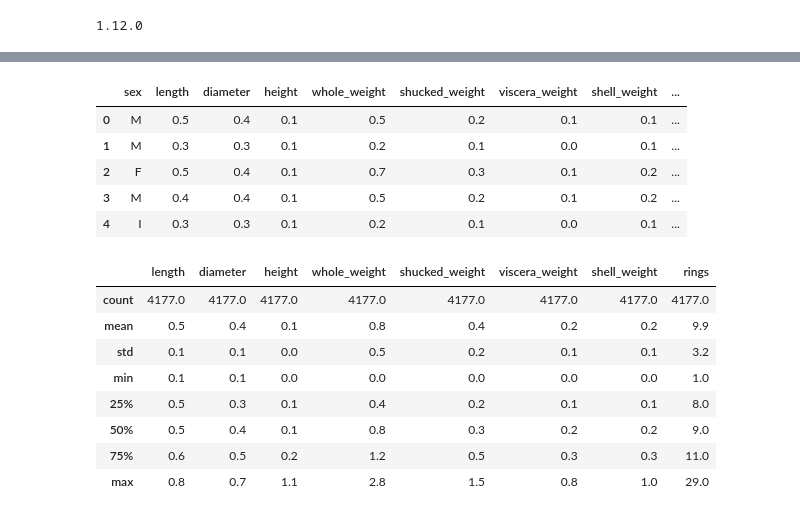
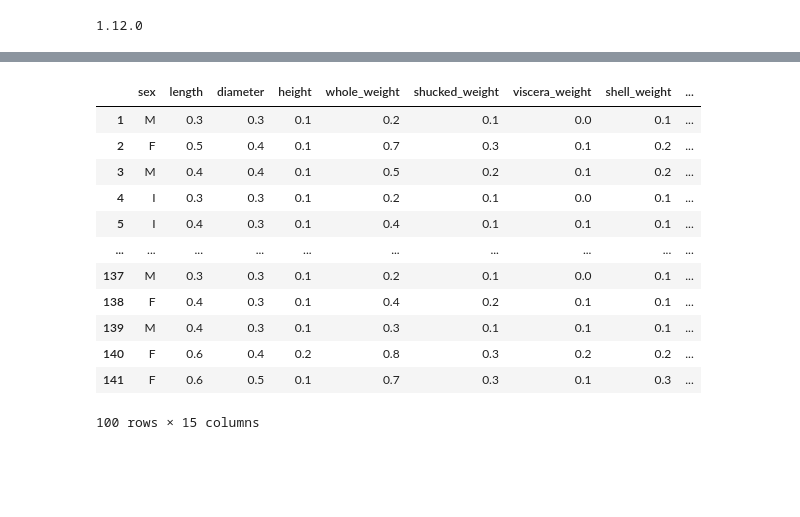
Before and after one commit to borzoj/ml-experiments, a Jupyter notebook: abalones/abalones_dnn_regressor.ipynb, the cells around one changed output, grey strips where cells are left out. Saved outputs shown, nothing was run; the diff lists cells and outputs as text; code cells hidden in the pictures; blank space fills up the shorter version.

```diff
--- a/abalones/abalones_dnn_regressor.ipynb
+++ b/abalones/abalones_dnn_regressor.ipynb
@@ -22,28 +26,34 @@ load and examine the data
 # %%
 df = pd.read_csv(
     "https://archive.ics.uci.edu/ml/machine-learning-databases/abalone/abalone.data",
     sep=",",
     index_col=False,
     names = ["sex", "length", "diameter", "height", "whole_weight", "shucked_weight", "viscera_weight", "shell_weight", "rings"]
 )
+normal_height  = df.height <= 0.4
+young = df.rings <= 11
+old = df.rings > 11
+df = df[normal_height & young]
 df.rings = df.rings.astype(float)
-df.head()
+df["volume"] = 1000*df["length"]*df["diameter"]*df["diameter"]
+df["whole_weight_sq"] = np.sqrt(df["whole_weight"])
+df["shell_weight_sq"] = np.sqrt(df["shell_weight"])
+df["shucked_weight_sq"] = np.sqrt(df["shucked_weight"])
+df["viscera_weight_sq"] = np.sqrt(df["viscera_weight"])
+df["sex_color"] = df.apply(lambda row:ord(row["sex"]), axis=1)
+sexes = df.sex.unique()
+df.head(100)
 # %% [output]
 |  | sex | length | diameter | height | whole_weight | shucked_weight | viscera_weight | shell_weight | ... |
-| 0 | M | 0.5 | 0.4 | 0.1 | 0.5 | 0.2 | 0.1 | 0.1 | ... |
 | 1 | M | 0.3 | 0.3 | 0.1 | 0.2 | 0.1 | 0.0 | 0.1 | ... |
 | 2 | F | 0.5 | 0.4 | 0.1 | 0.7 | 0.3 | 0.1 | 0.2 | ... |
 | 3 | M | 0.4 | 0.4 | 0.1 | 0.5 | 0.2 | 0.1 | 0.2 | ... |
 | 4 | I | 0.3 | 0.3 | 0.1 | 0.2 | 0.1 | 0.0 | 0.1 | ... |
+| 5 | I | 0.4 | 0.3 | 0.1 | 0.4 | 0.1 | 0.1 | 0.1 | ... |
+| ... | ... | ... | ... | ... | ... | ... | ... | ... | ... |
+| 137 | M | 0.3 | 0.3 | 0.1 | 0.2 | 0.1 | 0.0 | 0.1 | ... |
+| 138 | F | 0.4 | 0.3 | 0.1 | 0.4 | 0.2 | 0.1 | 0.1 | ... |
+| 139 | M | 0.4 | 0.3 | 0.1 | 0.3 | 0.1 | 0.1 | 0.1 | ... |
+| 140 | F | 0.6 | 0.4 | 0.2 | 0.8 | 0.3 | 0.2 | 0.2 | ... |
+| 141 | F | 0.6 | 0.5 | 0.1 | 0.7 | 0.3 | 0.1 | 0.3 | ... |
+100 rows × 15 columns
-# %%
-df.describe()
-# %% [output]
-|  | length | diameter | height | whole_weight | shucked_weight | viscera_weight | shell_weight | rings |
-| count | 4177.0 | 4177.0 | 4177.0 | 4177.0 | 4177.0 | 4177.0 | 4177.0 | 4177.0 |
-| mean | 0.5 | 0.4 | 0.1 | 0.8 | 0.4 | 0.2 | 0.2 | 9.9 |
-| std | 0.1 | 0.1 | 0.0 | 0.5 | 0.2 | 0.1 | 0.1 | 3.2 |
-| min | 0.1 | 0.1 | 0.0 | 0.0 | 0.0 | 0.0 | 0.0 | 1.0 |
-| 25% | 0.5 | 0.3 | 0.1 | 0.4 | 0.2 | 0.1 | 0.1 | 8.0 |
-| 50% | 0.5 | 0.4 | 0.1 | 0.8 | 0.3 | 0.2 | 0.2 | 9.0 |
-| 75% | 0.6 | 0.5 | 0.2 | 1.2 | 0.5 | 0.3 | 0.3 | 11.0 |
-| max | 0.8 | 0.7 | 1.1 | 2.8 | 1.5 | 0.8 | 1.0 | 29.0 |
```
Also changed, not shown: parts of 20 cells of this notebook, 2 other files.
